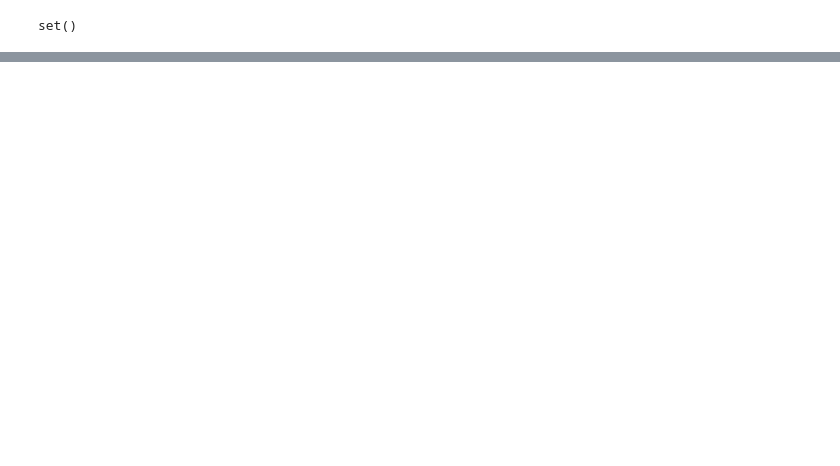
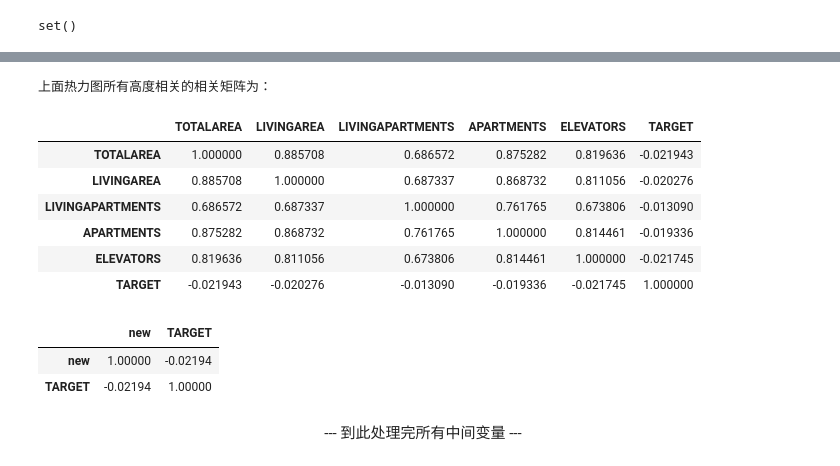
Before and after one commit to DGTBG/biye, a Jupyter notebook: HomeCredit_clean.ipynb, the cells around one changed output, grey strips where cells are left out. Drawn from its saved outputs; the diff is of its cells as text; code cells hidden in the pictures; blank space fills up the shorter version.

```diff
--- a/HomeCredit_clean.ipynb
+++ b/HomeCredit_clean.ipynb
@@ -626,0 +341,12 @@ Index(['TARGET', 'NAME_CONTRACT_TYPE', 'CODE_GENDER', 'FLAG_OWN_CAR',
+# %%
+print('上面热力图所有高度相关的相关矩阵为：')
+data[['TOTALAREA','LIVINGAREA','LIVINGAPARTMENTS','APARTMENTS','ELEVATORS','TARGET']].corr()
+# %% [output]
+上面热力图所有高度相关的相关矩阵为：
+|  | TOTALAREA | LIVINGAREA | LIVINGAPARTMENTS | APARTMENTS | ELEVATORS | TARGET |
+| TOTALAREA | 1.000000 | 0.885708 | 0.686572 | 0.875282 | 0.819636 | -0.021943 |
+| LIVINGAREA | 0.885708 | 1.000000 | 0.687337 | 0.868732 | 0.811056 | -0.020276 |
+| LIVINGAPARTMENTS | 0.686572 | 0.687337 | 1.000000 | 0.761765 | 0.673806 | -0.013090 |
+| APARTMENTS | 0.875282 | 0.868732 | 0.761765 | 1.000000 | 0.814461 | -0.019336 |
+| ELEVATORS | 0.819636 | 0.811056 | 0.673806 | 0.814461 | 1.000000 | -0.021745 |
+| TARGET | -0.021943 | -0.020276 | -0.013090 | -0.019336 | -0.021745 | 1.000000 |
@@ -626,0 +359,7 @@ Index(['TARGET', 'NAME_CONTRACT_TYPE', 'CODE_GENDER', 'FLAG_OWN_CAR',
+# %%
+(data[['new','TARGET']]).corr()
+# 提高了相关度
+# %% [output]
+|  | new | TARGET |
+| new | 1.00000 | -0.02194 |
+| TARGET | -0.02194 | 1.00000 |
@@ -626,0 +369,2 @@ Index(['TARGET', 'NAME_CONTRACT_TYPE', 'CODE_GENDER', 'FLAG_OWN_CAR',
+# %% [markdown]
+<center> --- 到此处理完所有中间变量 --- </center>
```
Also changed, not shown: parts of 46 cells of this notebook.
